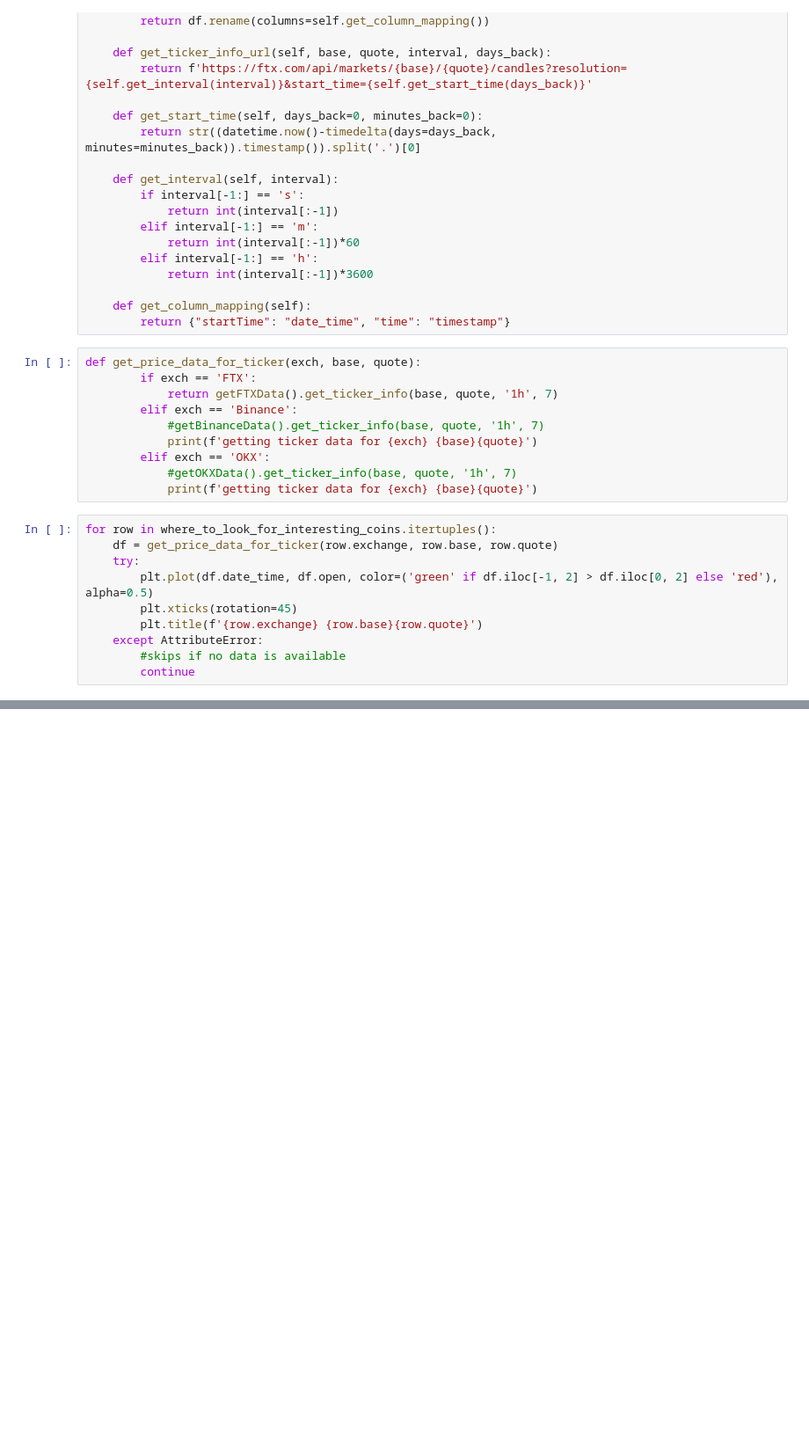
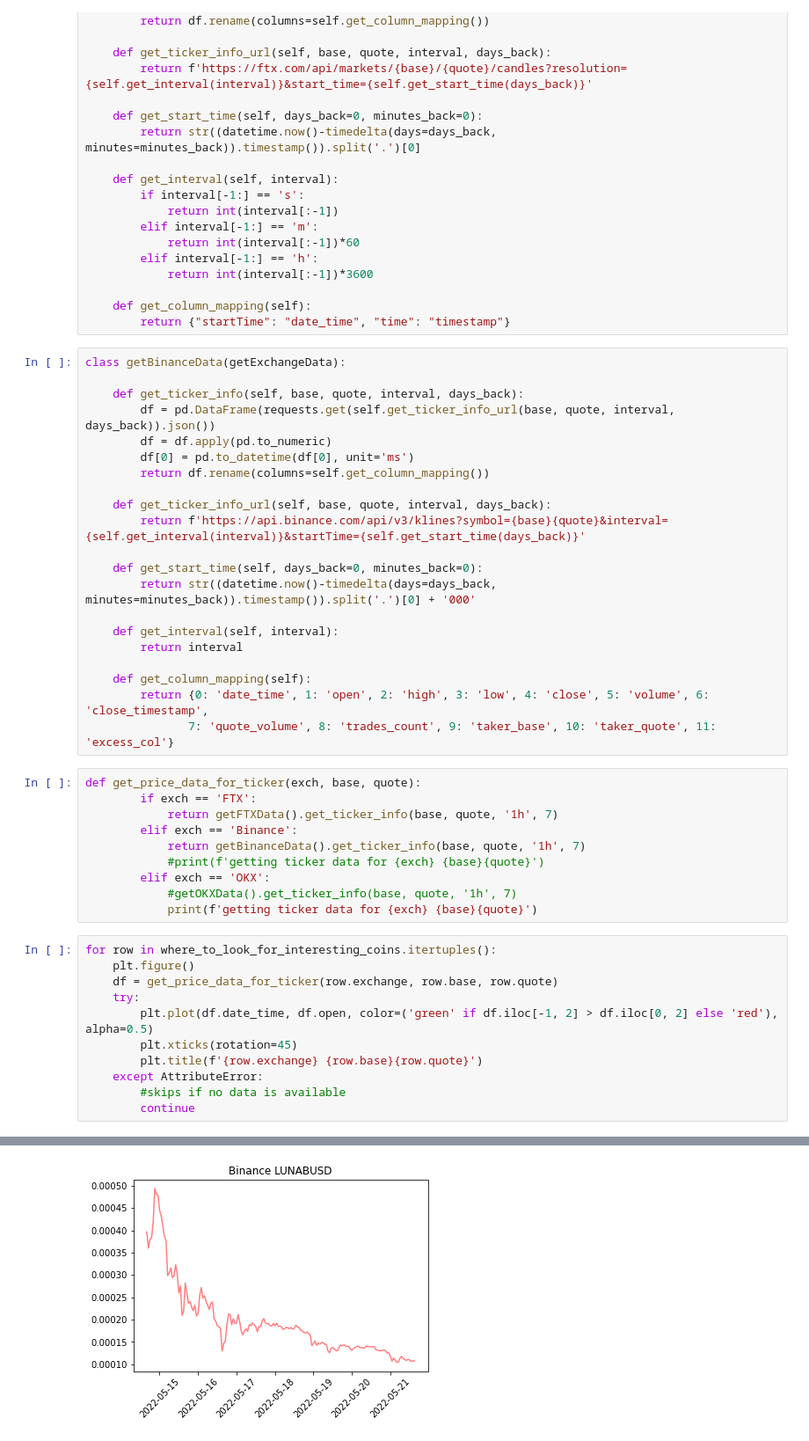
Before and after one commit to jzmujdzin/crypto-dashboard, a Jupyter notebook: data_retrieval_prototype.ipynb, the cells around one changed output, grey strips where cells are left out. Shown: that part at 88% size. Drawn from its saved outputs; the diff is of its cells as text; blank space fills up the shorter version.

```diff
--- a/data_retrieval_prototype.ipynb
+++ b/data_retrieval_prototype.ipynb
@@ -133,18 +136,40 @@ class getFTXData(getExchangeData):
 
     def get_column_mapping(self):
         return {"startTime": "date_time", "time": "timestamp"}
+# %%
+class getBinanceData(getExchangeData):
+
+    def get_ticker_info(self, base, quote, interval, days_back):
+        df = pd.DataFrame(requests.get(self.get_ticker_info_url(base, quote, interval, days_back)).json())
+        df = df.apply(pd.to_numeric)
+        df[0] = pd.to_datetime(df[0], unit='ms')
+        return df.rename(columns=self.get_column_mapping())
+
+    def get_ticker_info_url(self, base, quote, interval, days_back):
+        return f'https://api.binance.com/api/v3/klines?symbol={base}{quote}&interval={self.get_interval(interval)}&startTime={self.get_start_time(days_back)}'
+
+    def get_start_time(self, days_back=0, minutes_back=0):
+        return str((datetime.now()-timedelta(days=days_back, minutes=minutes_back)).timestamp()).split('.')[0] + '000'
+
+    def get_interval(self, interval):
+        return interval
+
+    def get_column_mapping(self):
+        return {0: 'date_time', 1: 'open', 2: 'high', 3: 'low', 4: 'close', 5: 'volume', 6: 'close_timestamp',
+               7: 'quote_volume', 8: 'trades_count', 9: 'taker_base', 10: 'taker_quote', 11: 'excess_col'}
 # %%
 def get_price_data_for_ticker(exch, base, quote):
         if exch == 'FTX':
             return getFTXData().get_ticker_info(base, quote, '1h', 7)
         elif exch == 'Binance':
-            #getBinanceData().get_ticker_info(base, quote, '1h', 7)
-            print(f'getting ticker data for {exch} {base}{quote}')
+            return getBinanceData().get_ticker_info(base, quote, '1h', 7)
+            #print(f'getting ticker data for {exch} {base}{quote}')
         elif exch == 'OKX':
             #getOKXData().get_ticker_info(base, quote, '1h', 7)
             print(f'getting ticker data for {exch} {base}{quote}')
 # %%
 for row in where_to_look_for_interesting_coins.itertuples():
+    plt.figure()
     df = get_price_data_for_ticker(row.exchange, row.base, row.quote)
     try:
         plt.plot(df.date_time, df.open, color=('green' if df.iloc[-1, 2] > df.iloc[0, 2] else 'red'), alpha=0.5)
@@ -160,0 +183 @@ getting ticker data for Binance GMTUSDT
+[figure, added]
```
Also changed, not shown: parts of 6 cells of this notebook.
